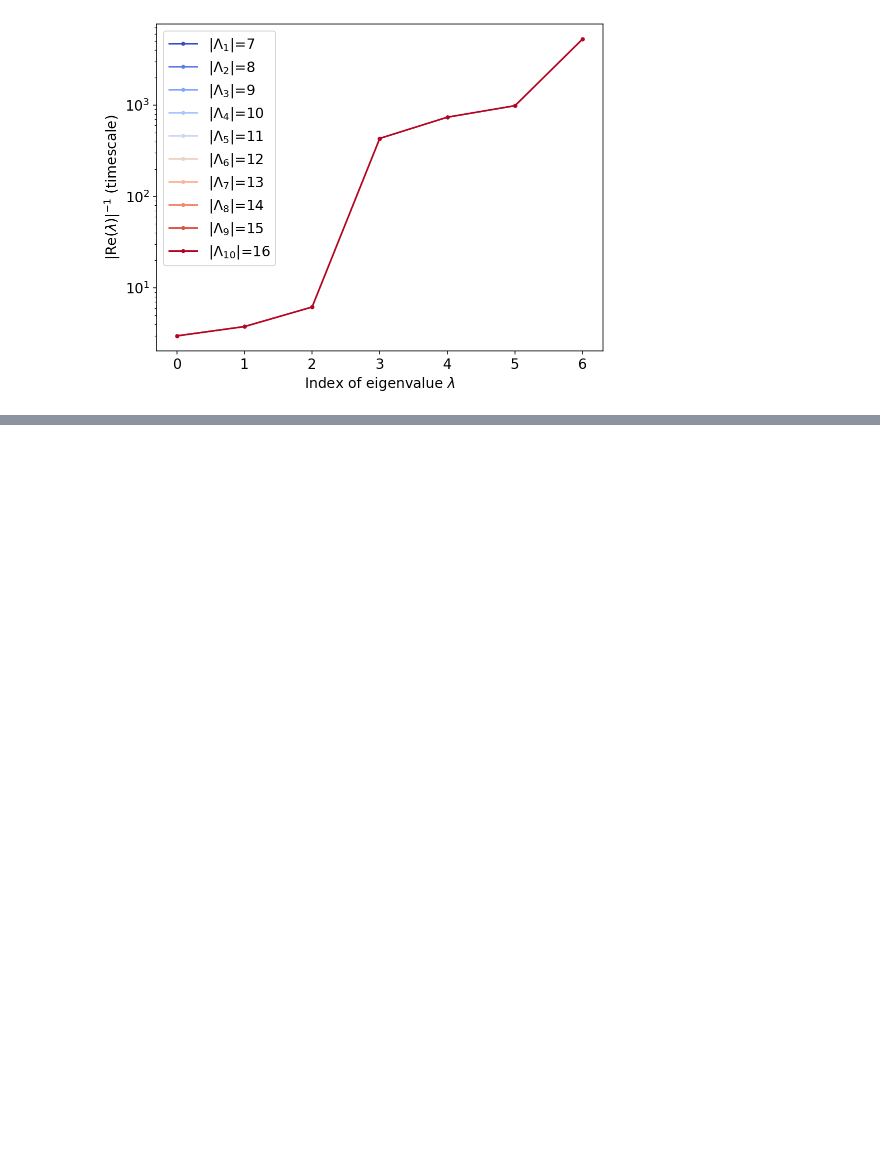
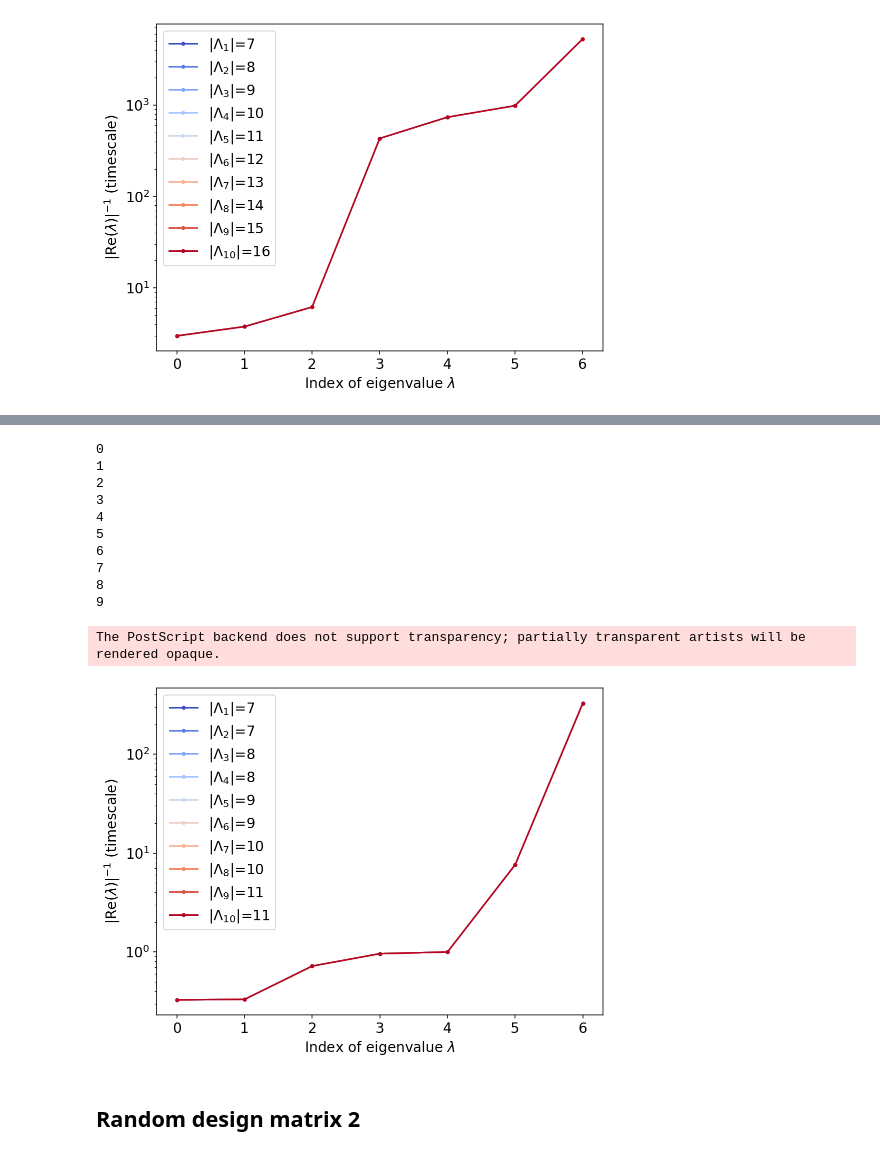
Before and after one commit to oskarhenriksson/estimating-birch-points-with-networks, a Jupyter notebook: experiments.ipynb, the cells around one changed output, grey strips where cells are left out. Saved outputs shown, nothing was run; the diff lists cells and outputs as text; code cells hidden in the pictures; blank space fills up the shorter version.

```diff
--- a/experiments.ipynb
+++ b/experiments.ipynb
@@ -325,0 +367,47 @@ The PostScript backend does not support transparency; partially transparent arti
+# %%
+dir_name = f'towards_random_spanning_set'
+os.makedirs(dir_name, exist_ok=True)
+
+extension_matrix = np.hstack(
+    (np.eye(te.rank(Lambda_mb), dtype=int),
+     np.random.choice([-2, -1, 1, 2],
+                      size=(te.rank(Lambda_mb),
+                            Lambda_mb.shape[1] - te.rank(Lambda_mb)))))
+Lambda_spanning_set = np.dot(Lambda_mb[:, 0:te.rank(Lambda_mb)], extension_matrix)
+
+new_plot()
+
+for i, m in enumerate(m_values):
+    print(i)
+    np.savetxt(dir_name + f'/Lambda{i+1}.txt',
+               Lambda_spanning_set[:, 0:m],
+               delimiter=',',
+               fmt='%d')
+    T = timescales(Lambda_spanning_set[:, 0:m], u)
+    np.savetxt(dir_name + f'/timescales_for_Lambda{i+1}.txt',
+               T,
+               delimiter=',',
+               fmt='%.5f')
+    timescale_plot(T, label=f'|Λ$_{{{i+1}}}$|={m}', color=colors[i])
+
+plt.legend()
+
+plt.savefig(dir_name + "/4-cycle_increaasing_lambda_to_random_spanning.eps",
+            format='eps')
+plt.savefig(dir_name + "/4-cycle_increasing_lambda_to_random_spanning.pdf",
+            format='pdf')
+# %% [output]
+0
+1
+2
+3
+4
+5
+6
+7
+8
+9
+The PostScript backend does not support transparency; partially transparent artists will be rendered opaque.
+[figure, added]
+# %% [markdown]
+## Random design matrix 2
```
Also changed, not shown: parts of 17 cells of this notebook.
